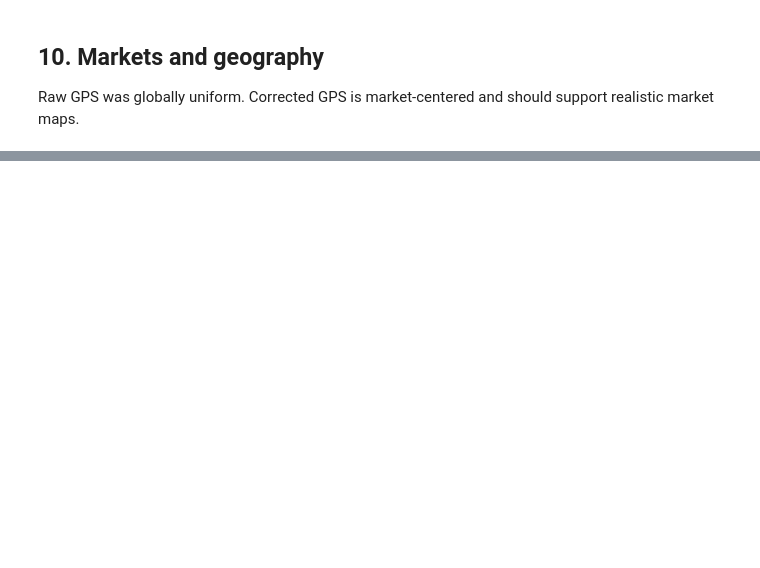
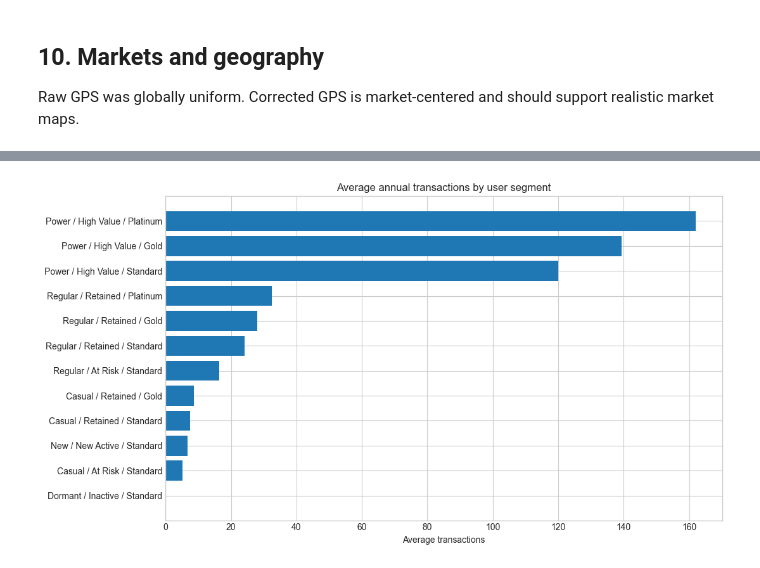
Before and after one commit to dorukalkan/nova-analytics, a Jupyter notebook: notebooks/nova_corrected_exploration.ipynb, the cells around one changed output, grey strips where cells are left out. Saved outputs shown, nothing was run; the diff lists cells and outputs as text; code cells hidden in the pictures; blank space fills up the shorter version.

```diff
--- a/notebooks/nova_corrected_exploration.ipynb
+++ b/notebooks/nova_corrected_exploration.ipynb
@@ -565,0 +645,80 @@ plt.show()
+# %%
+user_activity = (
+    corrected_interactions
+    .group_by("User_ID")
+    .agg(
+        pl.len().alias("n_transactions"),
+        pl.col("Amount_USD").sum().alias("total_amount_usd"),
+        pl.col("Category").n_unique().alias("n_categories"),
+        pl.col("Service_ID").n_unique().alias("n_services"),
+        pl.col("Month").n_unique().alias("active_months"),
+        (pl.col("Status") != "Completed").sum().alias("non_completed_transactions"),
+        pl.col("Timestamp_dt").min().alias("first_transaction_at"),
+        pl.col("Timestamp_dt").max().alias("last_transaction_at"),
+    )
+    .collect()
+)
+
+user_behavior = (
+    corrected_users
+    .join(user_activity, on="User_ID", how="left")
+    .with_columns(
+        pl.col("n_transactions").fill_null(0),
+        pl.col("total_amount_usd").fill_null(0),
+        pl.col("n_categories").fill_null(0),
+        pl.col("n_services").fill_null(0),
+        pl.col("active_months").fill_null(0),
+        pl.col("non_completed_transactions").fill_null(0),
+        (pl.col("n_transactions") > 0).alias("is_active_user"),
+        (pl.col("n_transactions") > 1).alias("is_repeat_user"),
+        (pl.col("n_categories") >= 2).alias("is_multi_category_user"),
+        pl.when(pl.col("n_transactions") > 0)
+        .then(pl.col("non_completed_transactions") / pl.col("n_transactions"))
+        .otherwise(None)
+        .alias("non_completion_rate"),
+    )
+)
+
+segment_behavior = (
+    user_behavior
+    .group_by(["User_Segment", "Lifecycle_Segment", "Membership_Tier"])
+    .agg(
+        pl.len().alias("users"),
+        pl.col("is_active_user").mean().alias("active_user_rate"),
+        pl.col("is_repeat_user").mean().alias("repeat_user_rate"),
+        pl.col("is_multi_category_user").mean().alias("multi_category_user_rate"),
+        pl.col("n_transactions").mean().alias("avg_transactions"),
+        pl.col("n_transactions").quantile(0.95).alias("p95_transactions"),
+        pl.col("active_months").mean().alias("avg_active_months"),
+        pl.col("total_amount_usd").mean().alias("avg_total_amount_usd"),
+        pl.col("non_completion_rate").mean().alias("avg_non_completion_rate"),
+    )
+    .sort("users", descending=True)
+)
+display(segment_behavior.to_pandas())
+
+segment_plot = segment_behavior.to_pandas().head(12).sort_values("avg_transactions")
+plt.figure(figsize=(11, 6))
+plt.barh(
+    segment_plot["User_Segment"] + " / " + segment_plot["Lifecycle_Segment"] + " / " + segment_plot["Membership_Tier"],
+    segment_plot["avg_transactions"],
+)
+plt.title("Average annual transactions by user segment")
+plt.xlabel("Average transactions")
+plt.tight_layout()
+plt.show()
+
+monthly_segment = (
+    corrected_interactions
+    .group_by(["Month", "User_Segment", "Lifecycle_Segment"])
+    .agg(
+        pl.len().alias("n_transactions"),
+        pl.col("User_ID").n_unique().alias("active_users"),
+        pl.col("Amount_USD").sum().alias("total_amount_usd"),
+        (pl.col("Status") != "Completed").mean().alias("non_completion_rate"),
+    )
+    .sort(["Month", "User_Segment", "Lifecycle_Segment"])
+    .collect()
+)
+display(monthly_segment.head(20).to_pandas())
+# %% [output]
@@ -565,0 +743 @@ plt.show()
+[figure, added]
```
Also changed, not shown: parts of 25 cells of this notebook, 9 other files.
